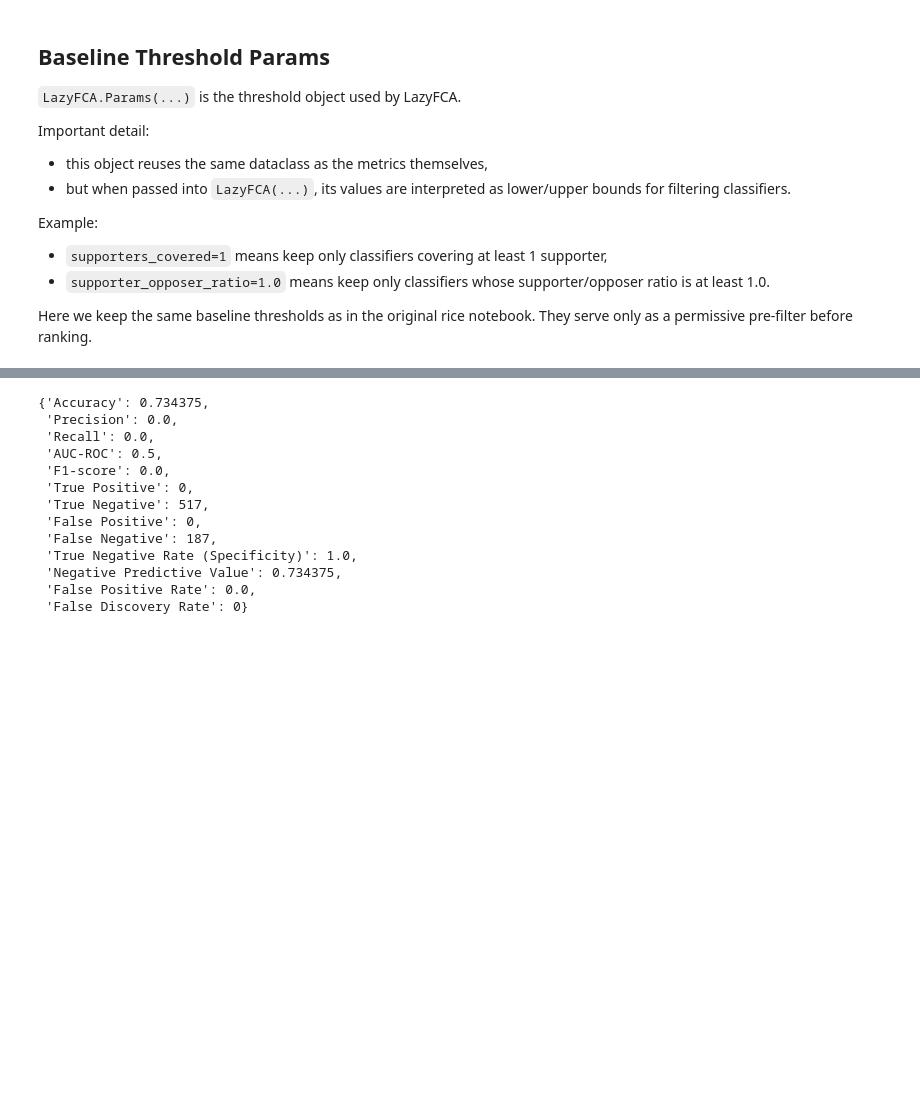
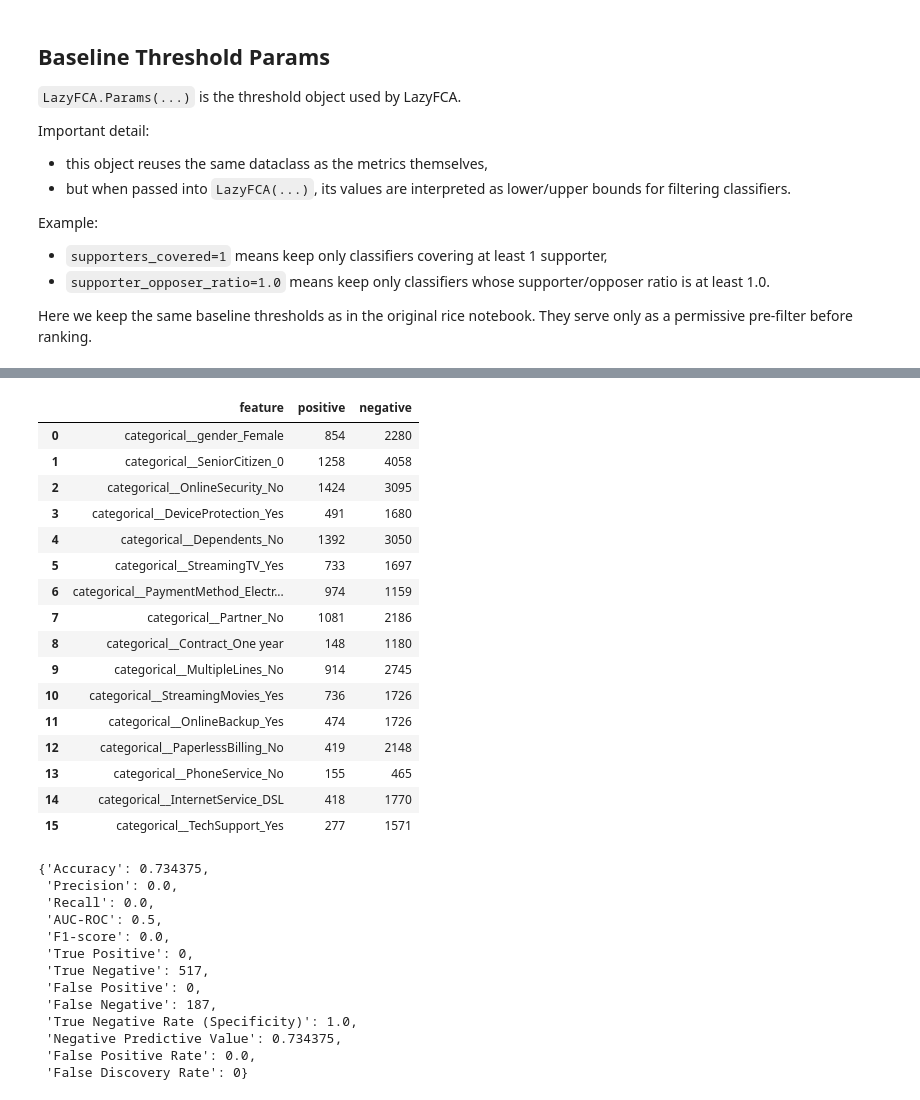
Before and after one commit to TTPO100AJIEX/OSDA-LazyFCA, a Jupyter notebook: experiments/churn_topk_ranking_raw.ipynb, the cells around one changed output, grey strips where cells are left out. Cells and saved outputs as stored; diff of their text form; code cells hidden in the pictures; blank space fills up the shorter version.

```diff
--- a/experiments/churn_topk_ranking_raw.ipynb
+++ b/experiments/churn_topk_ranking_raw.ipynb
@@ -106,3 +122,24 @@ baseline_classifier.fit(X_train, y_train)
+# %%
+expl = baseline_classifier.explain_sample(X_test.iloc[500])
+expl.minimize(inplace=False)
+# %% [output]
+|  | feature | positive | negative |
+| 0 | categorical__gender_Female | 854 | 2280 |
+| 1 | categorical__SeniorCitizen_0 | 1258 | 4058 |
+| 2 | categorical__OnlineSecurity_No | 1424 | 3095 |
+| 3 | categorical__DeviceProtection_Yes | 491 | 1680 |
+| 4 | categorical__Dependents_No | 1392 | 3050 |
+| 5 | categorical__StreamingTV_Yes | 733 | 1697 |
+| 6 | categorical__PaymentMethod_Electr... | 974 | 1159 |
+| 7 | categorical__Partner_No | 1081 | 2186 |
+| 8 | categorical__Contract_One year | 148 | 1180 |
+| 9 | categorical__MultipleLines_No | 914 | 2745 |
+| 10 | categorical__StreamingMovies_Yes | 736 | 1726 |
+| 11 | categorical__OnlineBackup_Yes | 474 | 1726 |
+| 12 | categorical__PaperlessBilling_No | 419 | 2148 |
+| 13 | categorical__PhoneService_No | 155 | 465 |
+| 14 | categorical__InternetService_DSL | 418 | 1770 |
+| 15 | categorical__TechSupport_Yes | 277 | 1571 |
 # %%
 # Baseline threshold-only performance for reference.
 baseline_y_pred = baseline_classifier.predict(X_test)
```
Also changed, not shown: parts of 1 cell of this notebook, 4 other files.
